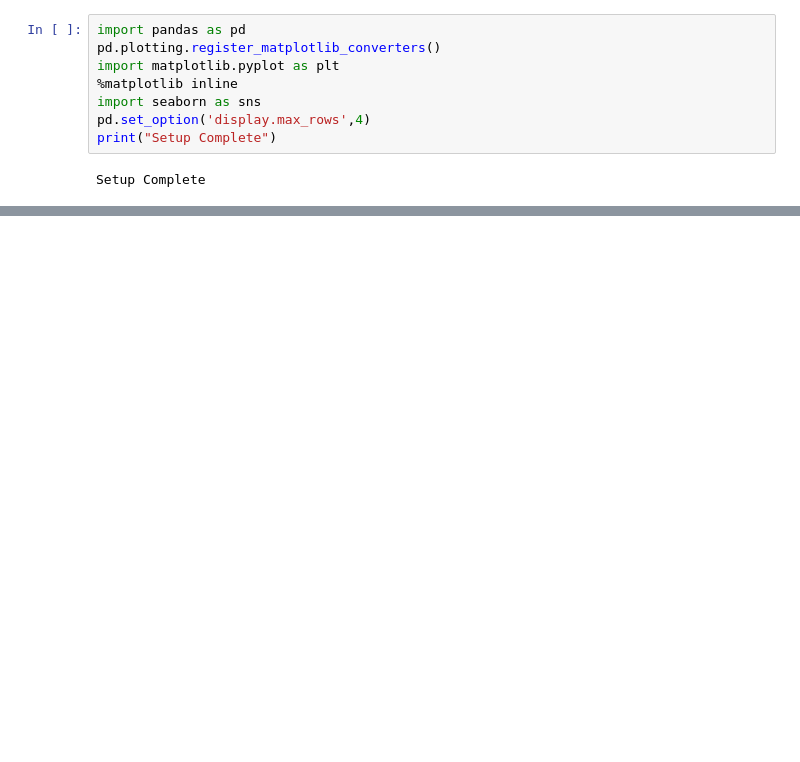
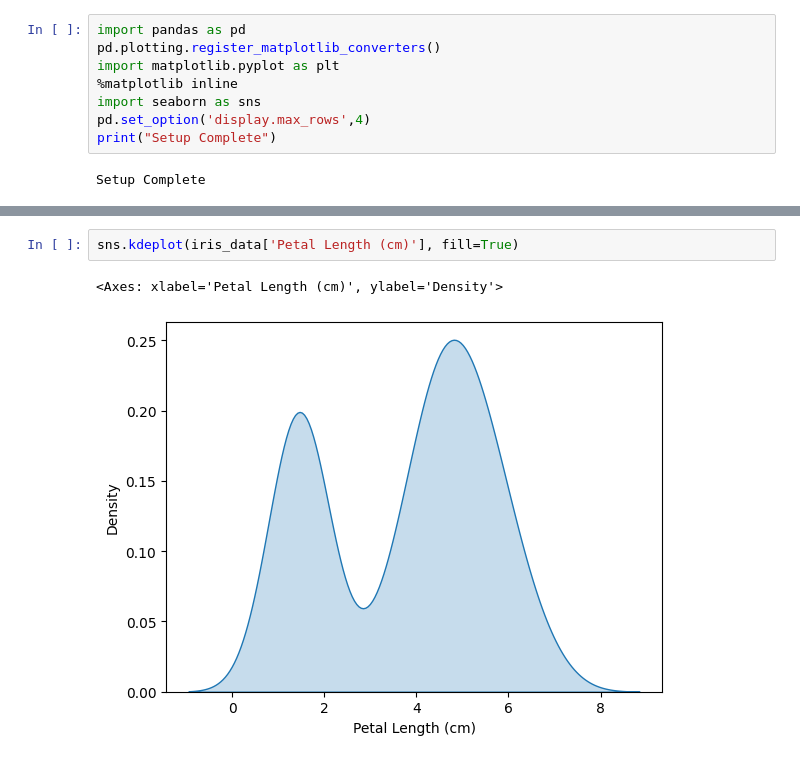
Before and after one commit to MorningStar36/Fraud-Detection-Analysis, a Jupyter notebook: seaborn.ipynb, the cells around one changed output, grey strips where cells are left out. Cells and saved outputs as stored; diff of their text form; blank space fills up the shorter version.

```diff
--- a/seaborn.ipynb
+++ b/seaborn.ipynb
@@ -22,0 +28,5 @@ fifa
+# %%
+sns.kdeplot(iris_data['Petal Length (cm)'], fill=True)
+# %% [output]
+<Axes: xlabel='Petal Length (cm)', ylabel='Density'>
+[figure, added]
```
Also changed, not shown: parts of 6 cells of this notebook, 2 other files.
